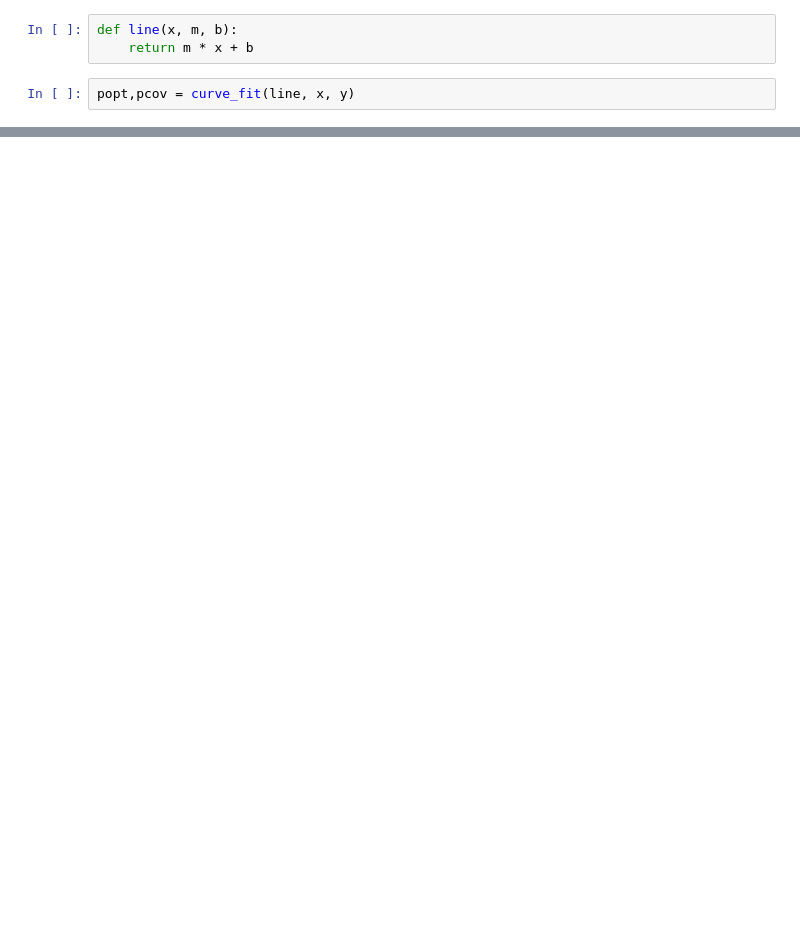
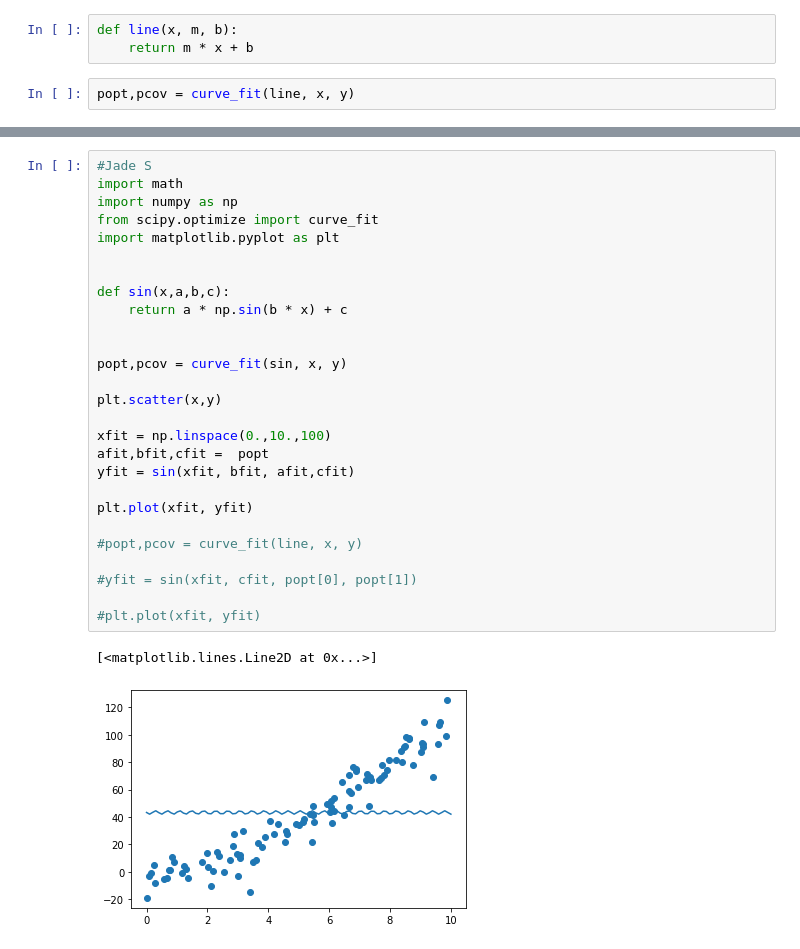
Before and after one commit to UMD-ENMA165/4-21-22-Class, a Jupyter notebook: curve_fitting.ipynb, the cells around one changed output, grey strips where cells are left out. Drawn from its saved outputs; the diff is of its cells as text; blank space fills up the shorter version.

```diff
--- a/curve_fitting.ipynb
+++ b/curve_fitting.ipynb
@@ -102,0 +103,30 @@ plt.plot(xfit, yfit)
+# %%
+#Jade S
+import math
+import numpy as np
+from scipy.optimize import curve_fit
+import matplotlib.pyplot as plt
+
+
+def sin(x,a,b,c):
+    return a * np.sin(b * x) + c
+
+
+popt,pcov = curve_fit(sin, x, y)
+
+plt.scatter(x,y)
+
+xfit = np.linspace(0.,10.,100)
+afit,bfit,cfit =  popt
+yfit = sin(xfit, bfit, afit,cfit)
+
+plt.plot(xfit, yfit)
+
+#popt,pcov = curve_fit(line, x, y)
+
+#yfit = sin(xfit, cfit, popt[0], popt[1])
+
+#plt.plot(xfit, yfit)
+# %% [output]
+[<matplotlib.lines.Line2D at 0x...>]
+[figure, added]
```
Also changed, not shown: parts of 6 cells of this notebook.
